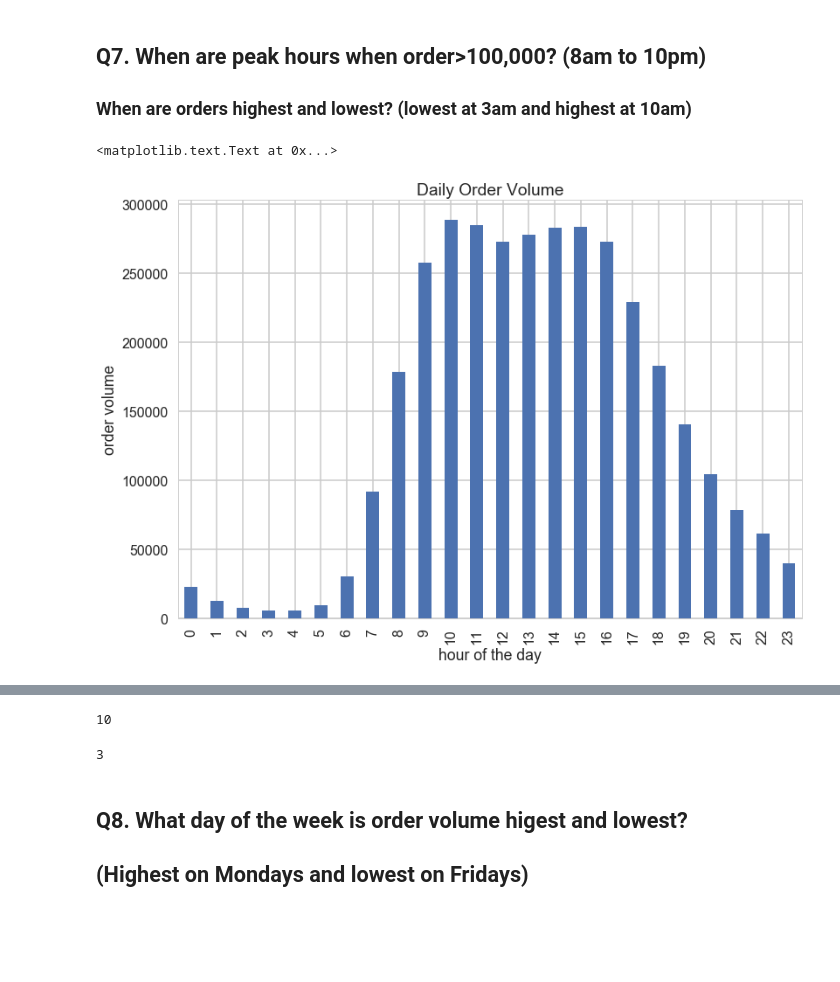
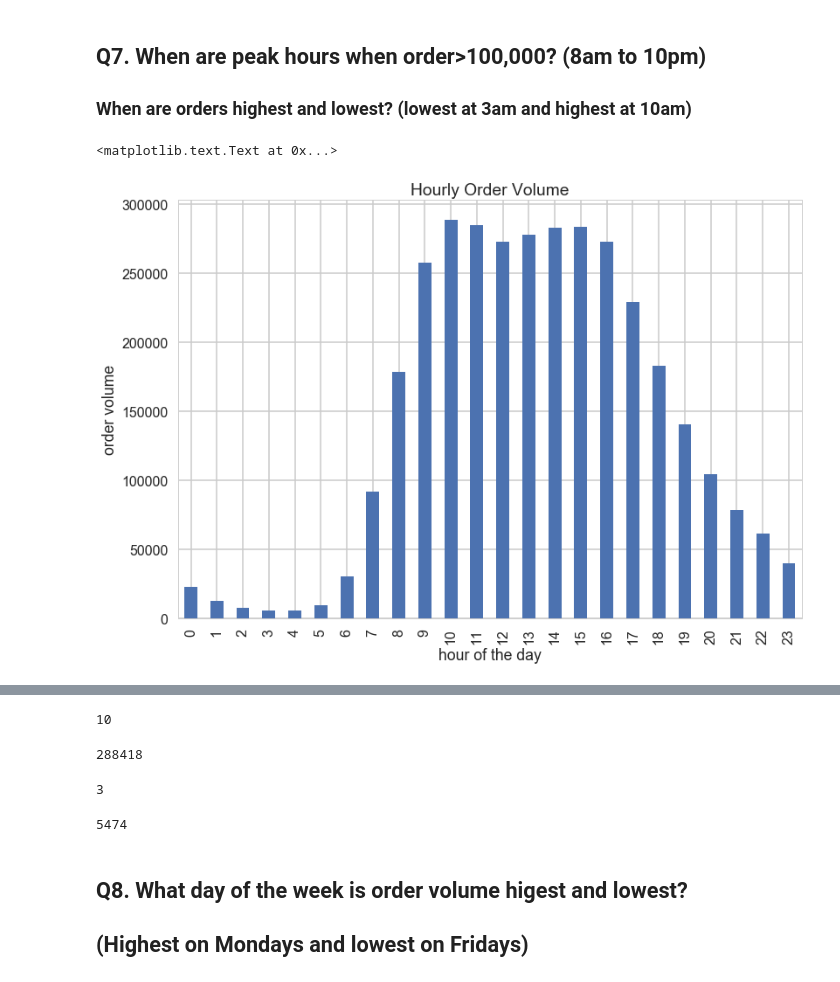
Before and after one commit to DrAugustine1981/InstacartCapstoneProject, a Jupyter notebook: CapstoneProject1.ipynb, the cells around one changed output, grey strips where cells are left out. Drawn from its saved outputs; the diff is of its cells as text; code cells hidden in the pictures; blank space fills up the shorter version.

```diff
--- a/CapstoneProject1.ipynb
+++ b/CapstoneProject1.ipynb
@@ -193,13 +187,13 @@ dtype: int64
 # %%
 hourdist=orders['order_hour_of_day'].value_counts().sort_index()
 hourdist.plot(kind='bar')
 _=plt.xlabel('hour of the day')
 _=plt.ylabel('order volume')
 _=plt.xticks([0,1,2,3,4,5,6,7,8,9,10,11,12,13,14,15,16,17,18,19,20,21,22,23])
-plt.title('Daily Order Volume')
+plt.title('Hourly Order Volume')
 # %% [output]
 <matplotlib.text.Text at 0x...>
-[figure, old version]
+[figure, new version]
 # %%
 ## These are the peak hours (8-20 orders are over 100,000)
 hourdist[hourdist>100000]
@@ -222,10 +216,18 @@ Name: order_hour_of_day, dtype: int64
 hourdist.idxmax()
 # %% [output]
 10
+# %%
+hourdist.max()
+# %% [output]
+288418
 # %%
 hourdist.idxmin()
 # %% [output]
 3
+# %%
+hourdist.min()
+# %% [output]
+5474
 # %% [markdown]
 ## Q8. What day of the week is order volume higest and lowest?
 
```
Also changed, not shown: parts of 40 cells of this notebook, 1 other file.
